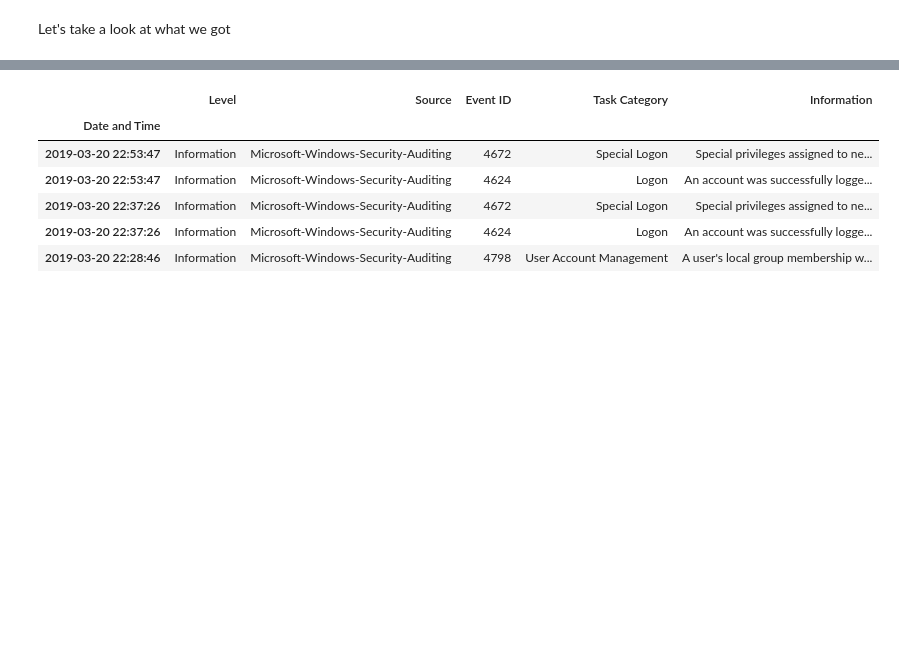
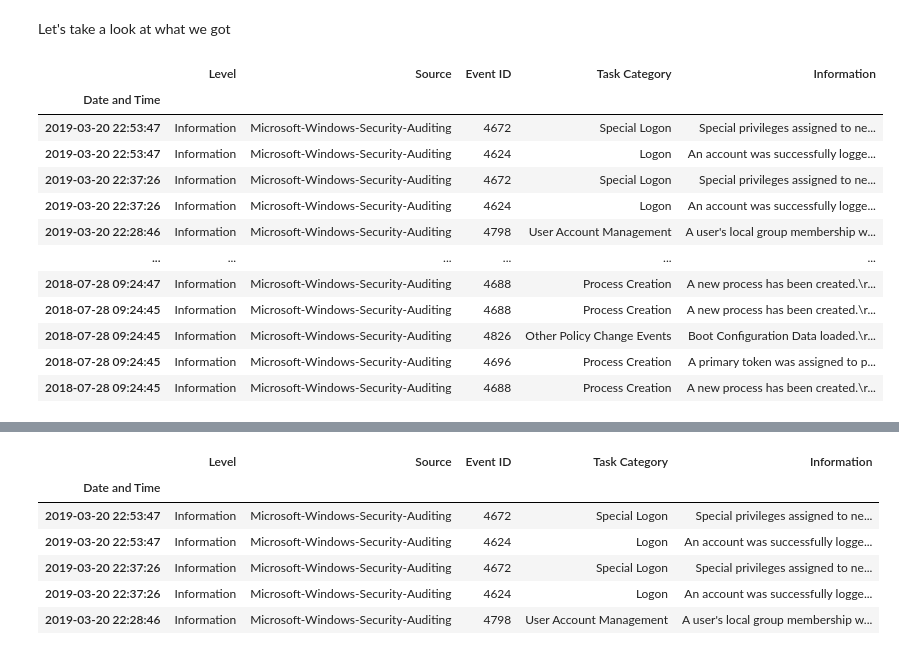
Before and after one commit to HansHenseler/masdav2022, a Jupyter notebook: Part_2_Data_Visualisation_with_Python.ipynb, the cells around one changed output, grey strips where cells are left out. Drawn from its saved outputs; the diff is of its cells as text; code cells hidden in the pictures; blank space fills up the shorter version.

```diff
--- a/Part_2_Data_Visualisation_with_Python.ipynb
+++ b/Part_2_Data_Visualisation_with_Python.ipynb
@@ -448,5 +448,18 @@ eventlog = pd.read_csv(
 # %% [markdown]
 Let's take a look at what we got
 # %%
-eventlog.describe
+eventlog
 # %% [output]
+|  | Level | Source | Event ID | Task Category | Information |
+| Date and Time |  |  |  |  |  |
+| 2019-03-20 22:53:47 | Information | Microsoft-Windows-Security-Auditing | 4672 | Special Logon | Special privileges assigned to ne... |
+| 2019-03-20 22:53:47 | Information | Microsoft-Windows-Security-Auditing | 4624 | Logon | An account was successfully logge... |
+| 2019-03-20 22:37:26 | Information | Microsoft-Windows-Security-Auditing | 4672 | Special Logon | Special privileges assigned to ne... |
+| 2019-03-20 22:37:26 | Information | Microsoft-Windows-Security-Auditing | 4624 | Logon | An account was successfully logge... |
+| 2019-03-20 22:28:46 | Information | Microsoft-Windows-Security-Auditing | 4798 | User Account Management | A user's local group membership w... |
+| ... | ... | ... | ... | ... | ... |
+| 2018-07-28 09:24:47 | Information | Microsoft-Windows-Security-Auditing | 4688 | Process Creation | A new process has been created.\r... |
+| 2018-07-28 09:24:45 | Information | Microsoft-Windows-Security-Auditing | 4688 | Process Creation | A new process has been created.\r... |
+| 2018-07-28 09:24:45 | Information | Microsoft-Windows-Security-Auditing | 4826 | Other Policy Change Events | Boot Configuration Data loaded.\r... |
+| 2018-07-28 09:24:45 | Information | Microsoft-Windows-Security-Auditing | 4696 | Process Creation | A primary token was assigned to p... |
+| 2018-07-28 09:24:45 | Information | Microsoft-Windows-Security-Auditing | 4688 | Process Creation | A new process has been created.\r... |
```
Also changed, not shown: parts of 8 cells of this notebook.
